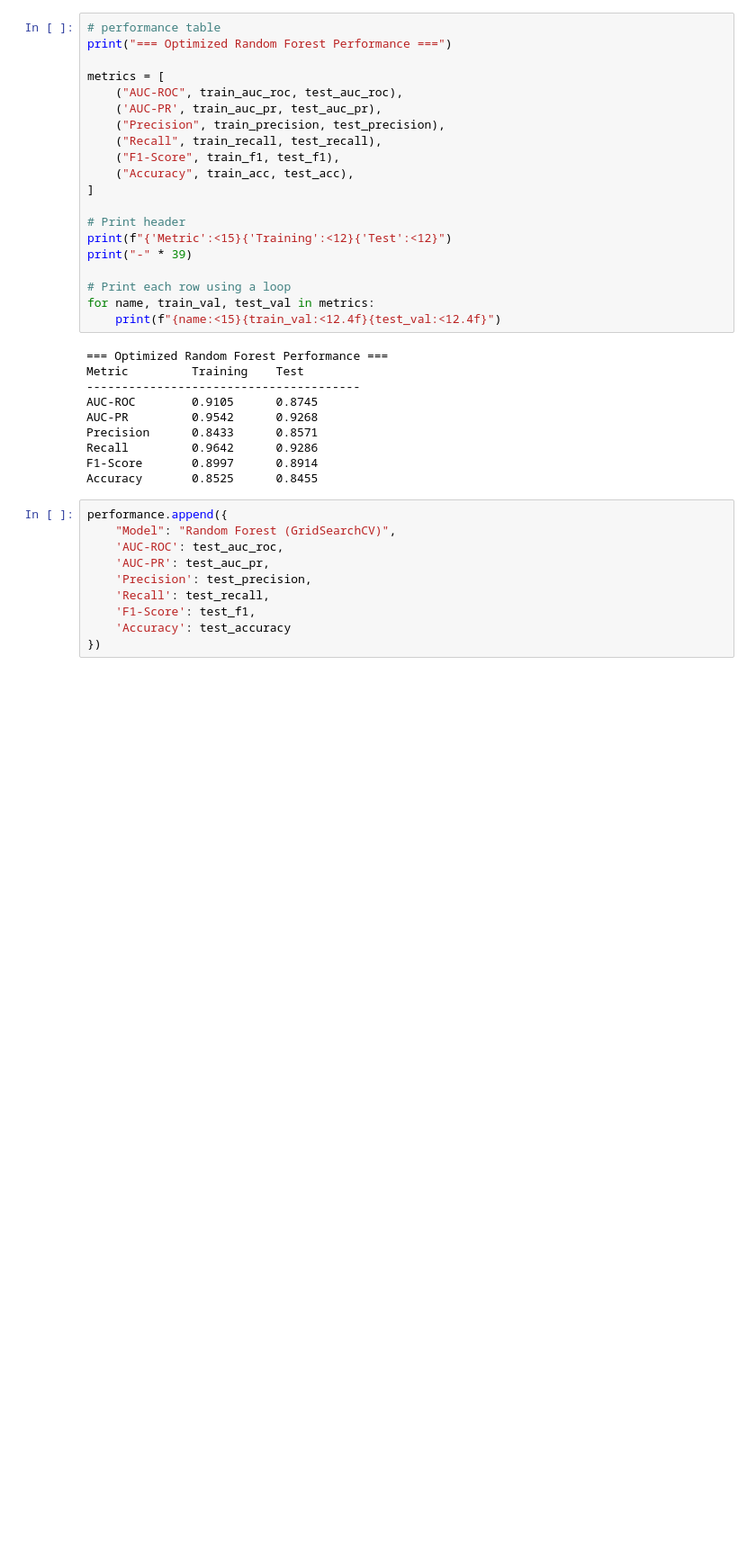
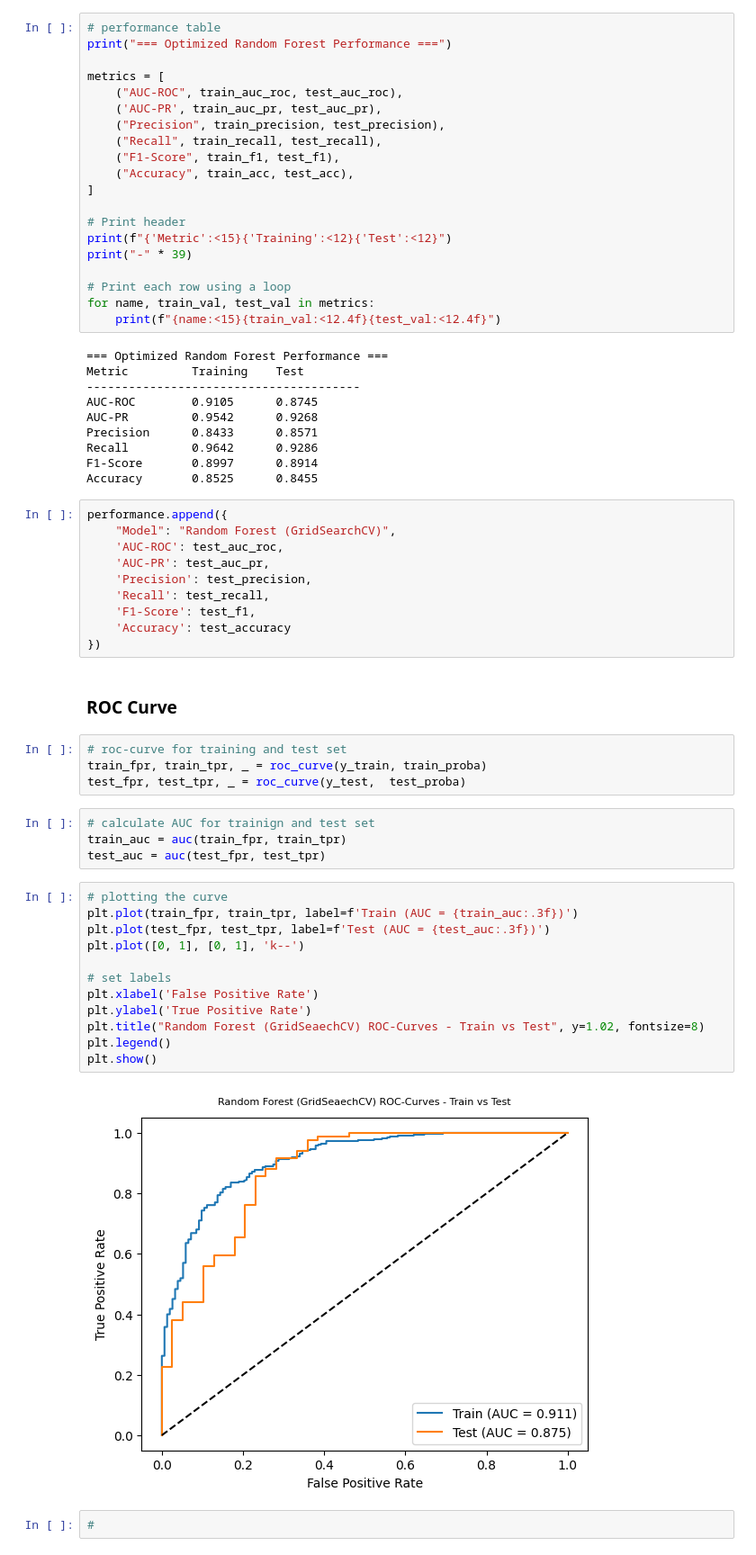
Before and after one commit to tshihab07/Intelligent-Loan-Approval-Prediction-System, a Jupyter notebook: notebookes/modeling.ipynb, the cells around one changed output. Shown: that part at 90% size. Drawn from its saved outputs; the diff is of its cells as text; blank space fills up the shorter version.

Commit message:
feat(visualization): plot ROC curve for random forest model evaluation

```diff
--- a/notebookes/modeling.ipynb
+++ b/notebookes/modeling.ipynb
@@ -346,3 +346,29 @@ performance.append({
     'F1-Score': test_f1,
     'Accuracy': test_accuracy
 })
+# %% [markdown]
+### ROC Curve
+# %%
+# roc-curve for training and test set
+train_fpr, train_tpr, _ = roc_curve(y_train, train_proba)
+test_fpr, test_tpr, _ = roc_curve(y_test,  test_proba)
+# %%
+# calculate AUC for trainign and test set
+train_auc = auc(train_fpr, train_tpr)
+test_auc = auc(test_fpr, test_tpr)
+# %%
+# plotting the curve
+plt.plot(train_fpr, train_tpr, label=f'Train (AUC = {train_auc:.3f})')
+plt.plot(test_fpr, test_tpr, label=f'Test (AUC = {test_auc:.3f})')
+plt.plot([0, 1], [0, 1], 'k--')
+
+# set labels
+plt.xlabel('False Positive Rate')
+plt.ylabel('True Positive Rate')
+plt.title("Random Forest (GridSeaechCV) ROC-Curves - Train vs Test", y=1.02, fontsize=8)
+plt.legend()
+plt.show()
+# %% [output]
+[figure, added]
+# %%
+#
```
